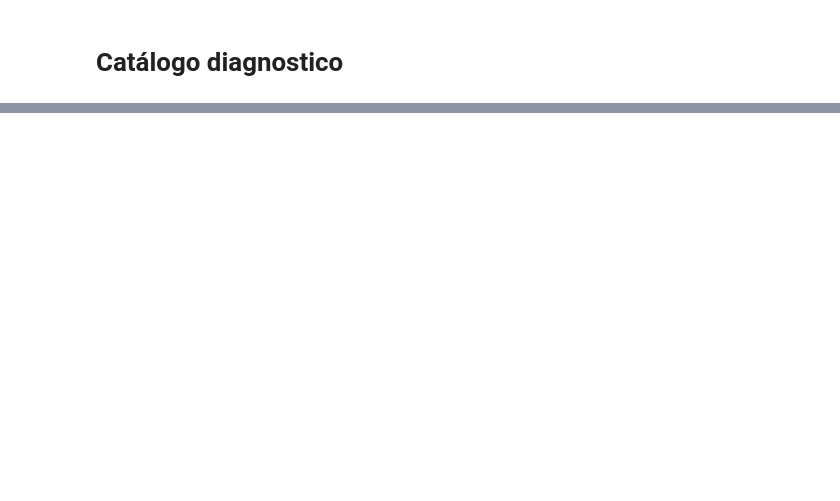
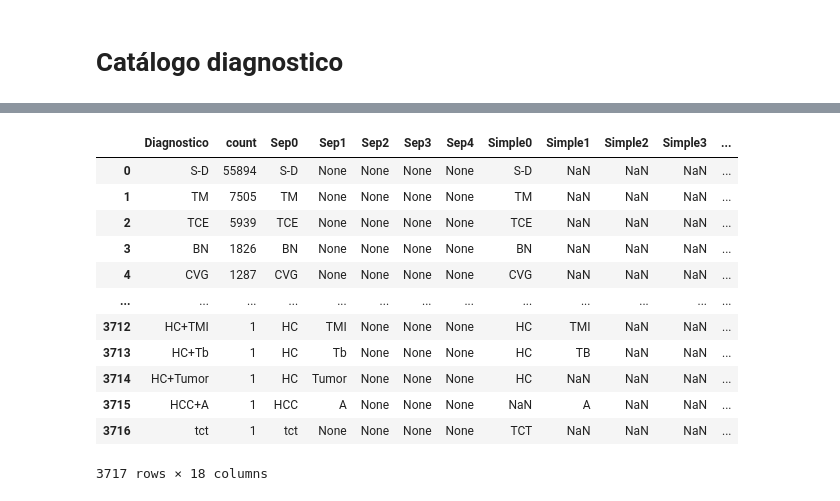
Before and after one commit to mar-esther23/SEMEFO_busqueda, a Jupyter notebook: BO_catalogos.ipynb, the cells around one changed output, grey strips where cells are left out. Drawn from its saved outputs; the diff is of its cells as text; code cells hidden in the pictures; blank space fills up the shorter version.

Commit message:
aun catalogos

```diff
--- a/BO_catalogos.ipynb
+++ b/BO_catalogos.ipynb
@@ -217,0 +61,12 @@ lowfreq
+# %%
+def break_and_simplify(string, sort=False):
+    string = string.replace(' x ','+').replace(' y ','+')
+    string = string.split('+')
+    string = [simplify_string(s, str_case=None) for s in string]
+    if sort: string = sorted(string, sort=True)
+    return string
+
+sep = [break_and_simplify(s) for s in data['Diagnostico'].to_list()]
+sep = pd.DataFrame(sep)
+sep.columns = [f'Sep{i}' for i in sep.columns]
+sep
@@ -217,0 +87,9 @@ lowfreq
+# %%
+cat_simple = pd.read_csv('catalogos/catalogo_diagnostico_simplificado.csv')
+cat_simple = df_to_dict(cat_simple)
+cat_simple
+
+simple = pd.DataFrame(columns=sep.columns)
+for col in sep.columns:
+    simple[col] = sep[col].map(cat_simple)
+simple
@@ -217,0 +110,3 @@ lowfreq
+# %%
+missing = sep.where( sep.isna()!=simple.isna() )
+missing
@@ -217,0 +127,23 @@ lowfreq
+# %%
+missing['Miss_sum'] =(sep.isna()!=simple.isna()).sum(axis=1)
+# %%
+simple.columns = [f'Simple{i}' for i in range(simple.shape[1])]
+missing.columns = [f'Miss{i}' for i in range(missing.shape[1]-1)] + ['Miss_sum']
+
+data = pd.concat([data, sep, simple, missing], axis=1)
+data.to_csv('data_raw/diagnostico_separados.csv', index=False)
+data
+# %% [output]
+|  | Diagnostico | count | Sep0 | Sep1 | Sep2 | Sep3 | Sep4 | Simple0 | Simple1 | Simple2 | Simple3 | ... |
+| 0 | S-D | 55894 | S-D | None | None | None | None | S-D | NaN | NaN | NaN | ... |
+| 1 | TM | 7505 | TM | None | None | None | None | TM | NaN | NaN | NaN | ... |
+| 2 | TCE | 5939 | TCE | None | None | None | None | TCE | NaN | NaN | NaN | ... |
+| 3 | BN | 1826 | BN | None | None | None | None | BN | NaN | NaN | NaN | ... |
+| 4 | CVG | 1287 | CVG | None | None | None | None | CVG | NaN | NaN | NaN | ... |
+| ... | ... | ... | ... | ... | ... | ... | ... | ... | ... | ... | ... | ... |
+| 3712 | HC+TMI | 1 | HC | TMI | None | None | None | HC | TMI | NaN | NaN | ... |
+| 3713 | HC+Tb | 1 | HC | Tb | None | None | None | HC | TB | NaN | NaN | ... |
+| 3714 | HC+Tumor | 1 | HC | Tumor | None | None | None | HC | NaN | NaN | NaN | ... |
+| 3715 | HCC+A | 1 | HCC | A | None | None | None | NaN | A | NaN | NaN | ... |
+| 3716 | tct | 1 | tct | None | None | None | None | TCT | NaN | NaN | NaN | ... |
+3717 rows × 18 columns
```
Also changed, not shown: parts of 20 cells of this notebook, 6 other files.
